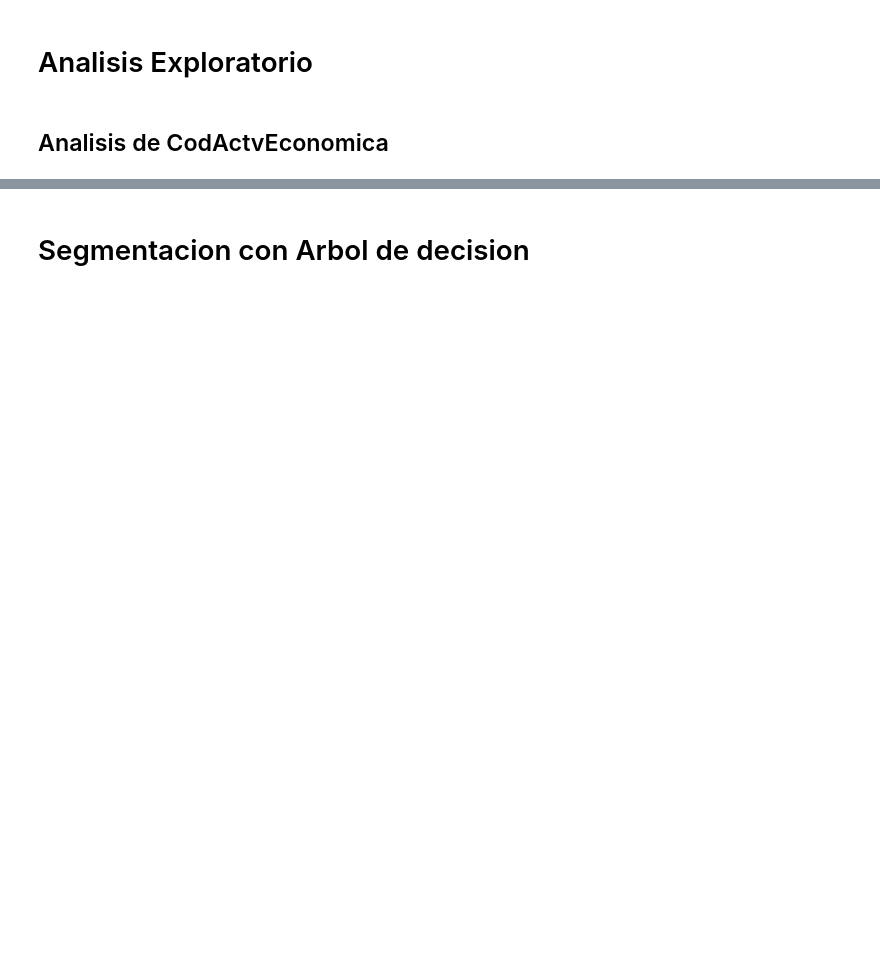
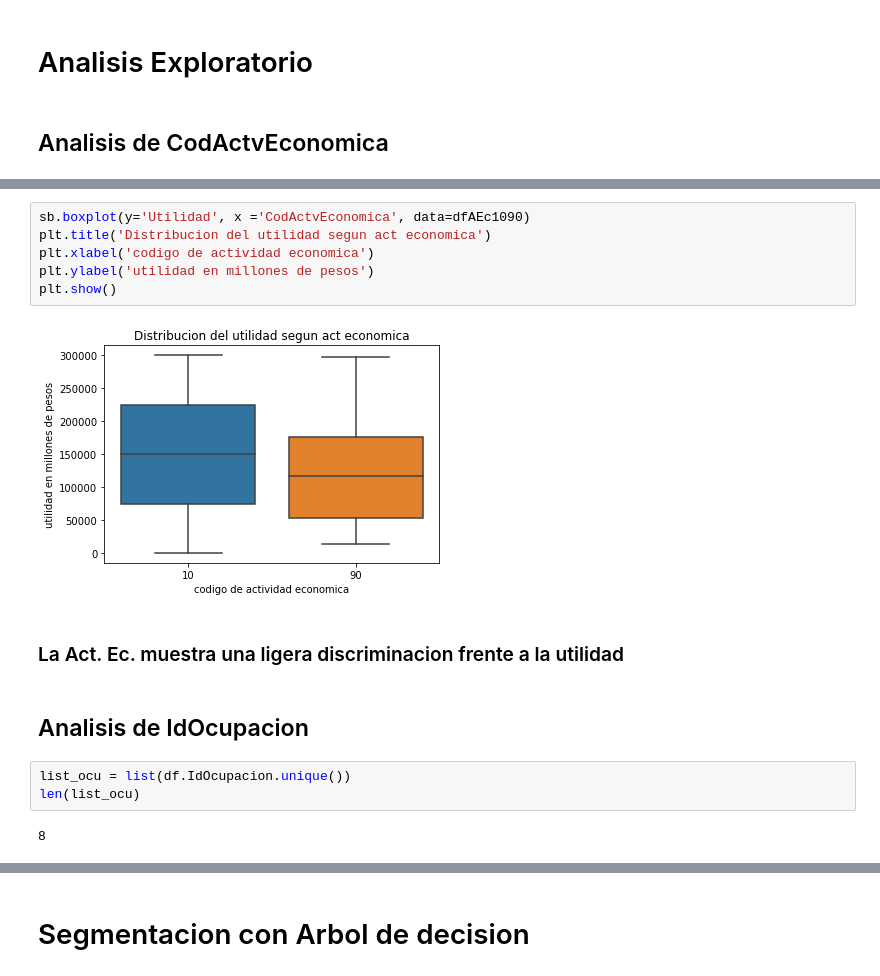
Before and after one commit to jcardozotsti/fase2talento4.0, a Jupyter notebook: Modelos de detección de LAFT.ipynb, the cells around one changed output, grey strips where cells are left out. Saved outputs shown, nothing was run; the diff lists cells and outputs as text; blank space fills up the shorter version.

```diff
--- a/Modelos de detección de LAFT.ipynb
+++ b/Modelos de detección de LAFT.ipynb
@@ -118,0 +166,17 @@ sb.boxplot((df.where(df['CodActvEconomica']==3012)).Patrimonio)
+# %%
+sb.boxplot(y='Utilidad', x ='CodActvEconomica', data=dfAEc1090)
+plt.title('Distribucion del utilidad segun act economica')
+plt.xlabel('codigo de actividad economica')
+plt.ylabel('utilidad en millones de pesos')
+plt.show()
+# %% [output]
+[figure, added]
+# %% [markdown]
+### La Act. Ec. muestra una ligera discriminacion frente a la utilidad
+# %% [markdown]
+## Analisis de IdOcupacion
+# %%
+list_ocu = list(df.IdOcupacion.unique())
+len(list_ocu)
+# %% [output]
+8
```
Also changed, not shown: parts of 84 cells of this notebook.
